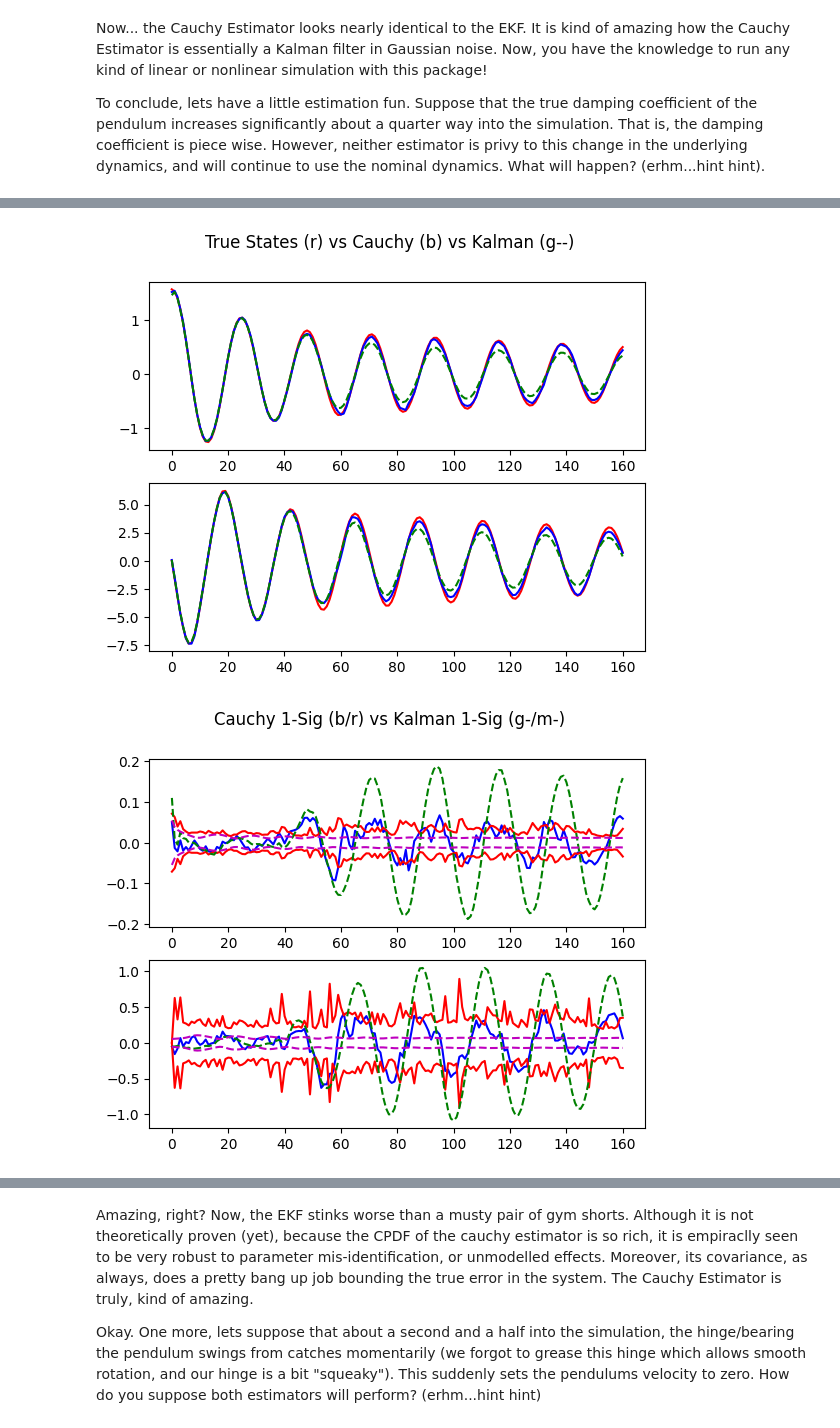
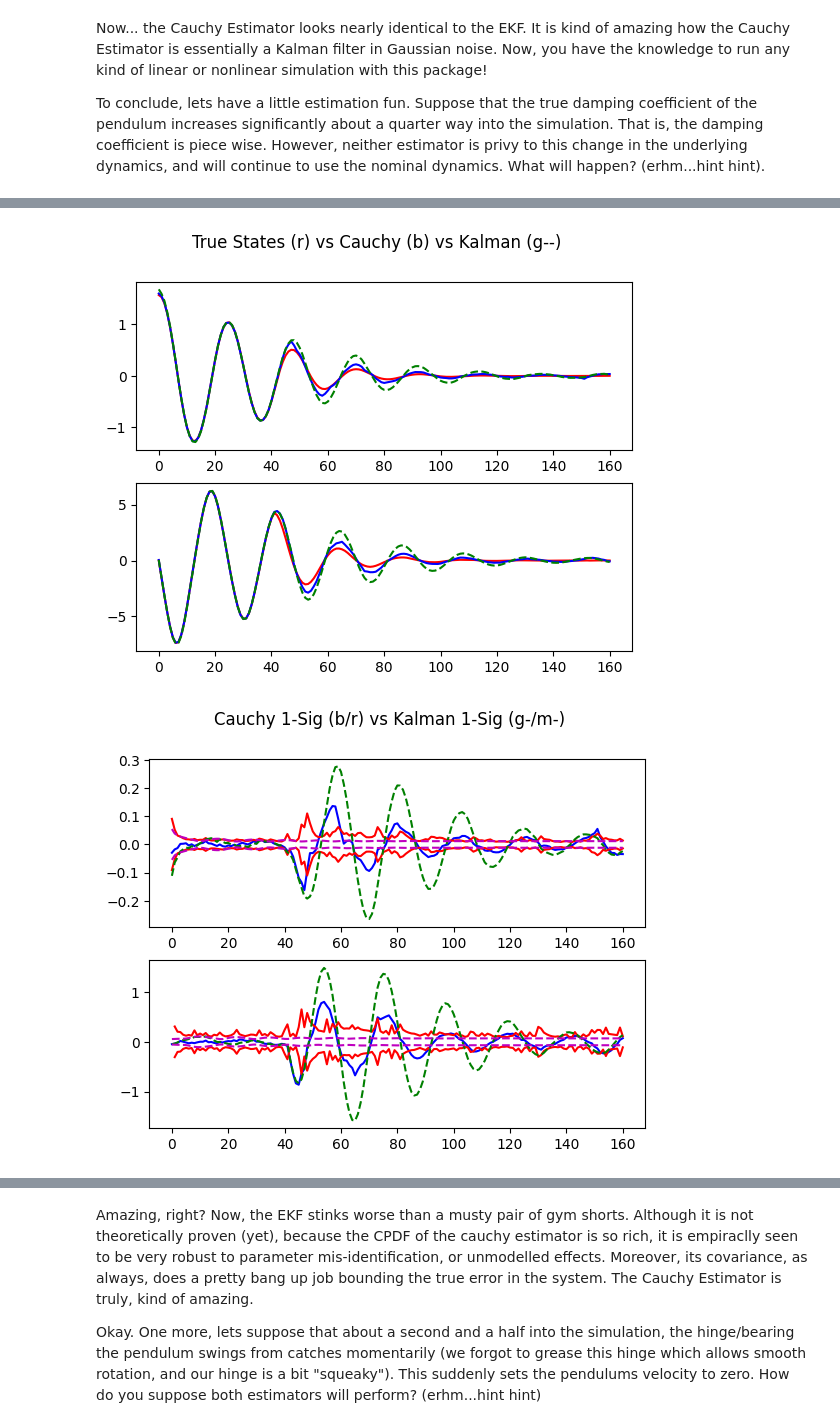
Before and after one commit to natsnyder1/CauchyFriendly, a Jupyter notebook: scripts/tutorial/nonlin_systems.ipynb, the cells around one changed output, grey strips where cells are left out. Drawn from its saved outputs; the diff is of its cells as text; code cells hidden in the pictures.

```diff
--- a/scripts/tutorial/nonlin_systems.ipynb
+++ b/scripts/tutorial/nonlin_systems.ipynb
@@ -395,7 +395,7 @@ for k in range(propagations):
     vs.append(vk)
     zs.append(zk)
     if k == 40:
-        pend.c = c0 * 0.25 # all of a sudden, the pendulum changes its damping greatly
+        pend.c = c0 * 4 #* 0.25 # all of a sudden, the pendulum changes its damping greatly
 pend.c = c0
 xs = np.array(xs)
 zs = np.array(zs)
@@ -431,7 +431,7 @@ Ps_kf = np.array(Ps_kf)
 x0_ce = x0_kf.copy()
 swm_print_debug = False
 win_print_debug = False
-num_windows = 6
+num_windows = 10
 cauchyEst = ce.PySlidingWindowManager("nonlin", num_windows, swm_print_debug, win_print_debug)
 cauchyEst.initialize_nonlin(x0_ce, A0, p0, b0, beta, gamma, dynamics_update, nonlinear_msmt_model, msmt_model_jacobian, num_controls, pend.dt)
 for zk in zs:
@@ -440,7 +440,7 @@ cauchyEst.shutdown()
 
 # Plot the results
 #ce.plot_simulation_history( cauchyEst.moment_info, (xs,zs,ws,vs), (xs_kf, Ps_kf) )
-ce.plot_simulation_history( cauchyEst.avg_moment_info, (xs,zs,ws,vs), (xs_kf, Ps_kf) )
+ce.plot_simulation_history( cauchyEst.moment_info, (xs,zs,ws,vs), (xs_kf, Ps_kf) )
 # %% [output]
 Set Sliding Window Manager Mode to: nonlin
 Set Cauchy Estimator Mode to: nonlin
@@ -458,6 +458,6 @@ Nonlin initialization successful! You can use the step(msmts, controls) method n
 Cauchy estimator backend C data structure has been shutdown!
 Cauchy estimator backend C data structure has been shutdown!
 Cauchy estimator backend C data structure has been shutdown!
 Sliding Window Manager has been shutdown!
-[figure, old version]
+[figure, new version]
-[figure, old version]
+[figure, new version]
```
Also changed, not shown: parts of 7 cells of this notebook, 18 other files.
